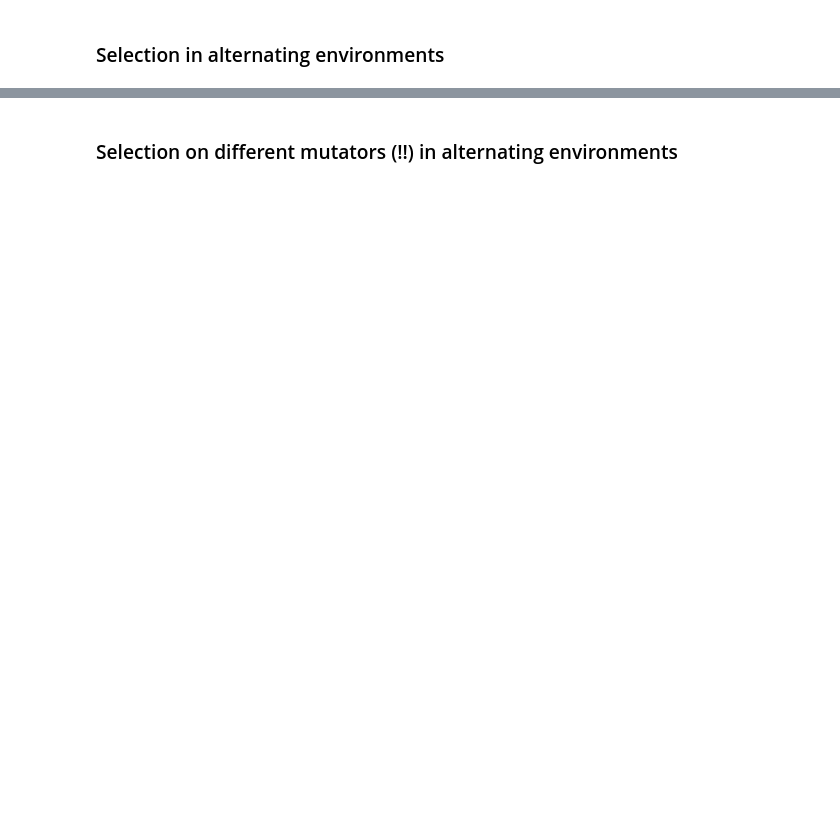
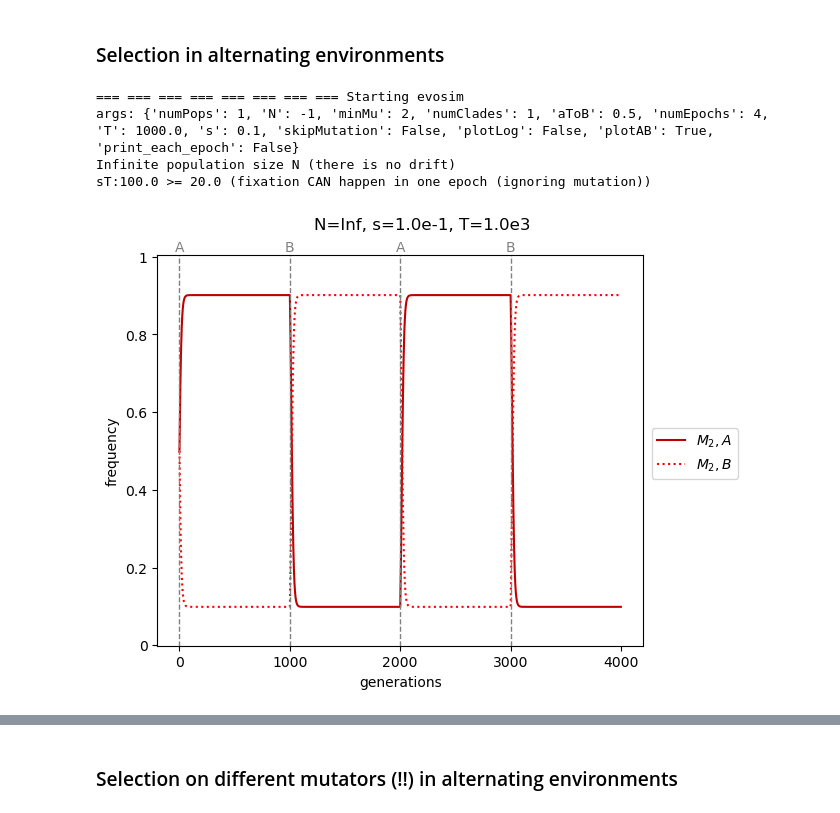
Before and after one commit to mepster/evosim, a Jupyter notebook: evosim.ipynb, the cells around one changed output, grey strips where cells are left out. Drawn from its saved outputs; the diff is of its cells as text; code cells hidden in the pictures; blank space fills up the shorter version.

```diff
--- a/evosim.ipynb
+++ b/evosim.ipynb
@@ -139,13 +182,23 @@ override_args.N = -1 # change this and re-run to see differential effect of sele
 # %%
 override_args = evosim.DotAccessibleDict()
 
 override_args.minMu = 2
-override_args.numClades = 3
+override_args.numClades = 1
 
-override_args.s = 0.01 # change this to see effect of selection strength
-override_args.skipMutation = False # include mutation
+override_args.s = 0.1 # change this to see effect of selection strength
+override_args.skipMutation = False
+
+override_args.T = 1e3
+override_args.numEpochs = 4
+override_args.print_each_epoch = False
 
 override_args.N = -1 # change this and re-run to see differential effect of selection vs drift
+override_args.plotAB = True
 
-override_args.plotAB = True
-#evosim.evosim(override_args)
+evosim.evosim(override_args)
+# %% [output]
+=== === === === === === === === Starting evosim
+args: {'numPops': 1, 'N': -1, 'minMu': 2, 'numClades': 1, 'aToB': 0.5, 'numEpochs': 4, 'T': 1000.0, 's': 0.1, 'skipMutation': False, 'plotLog': False, 'plotAB': True, 'print_each_epoch': False}
+Infinite population size N (there is no drift)
+sT:100.0 >= 20.0 (fixation CAN happen in one epoch (ignoring mutation))
+[figure, added]
```
Also changed, not shown: parts of 5 cells of this notebook, 1 other file.
